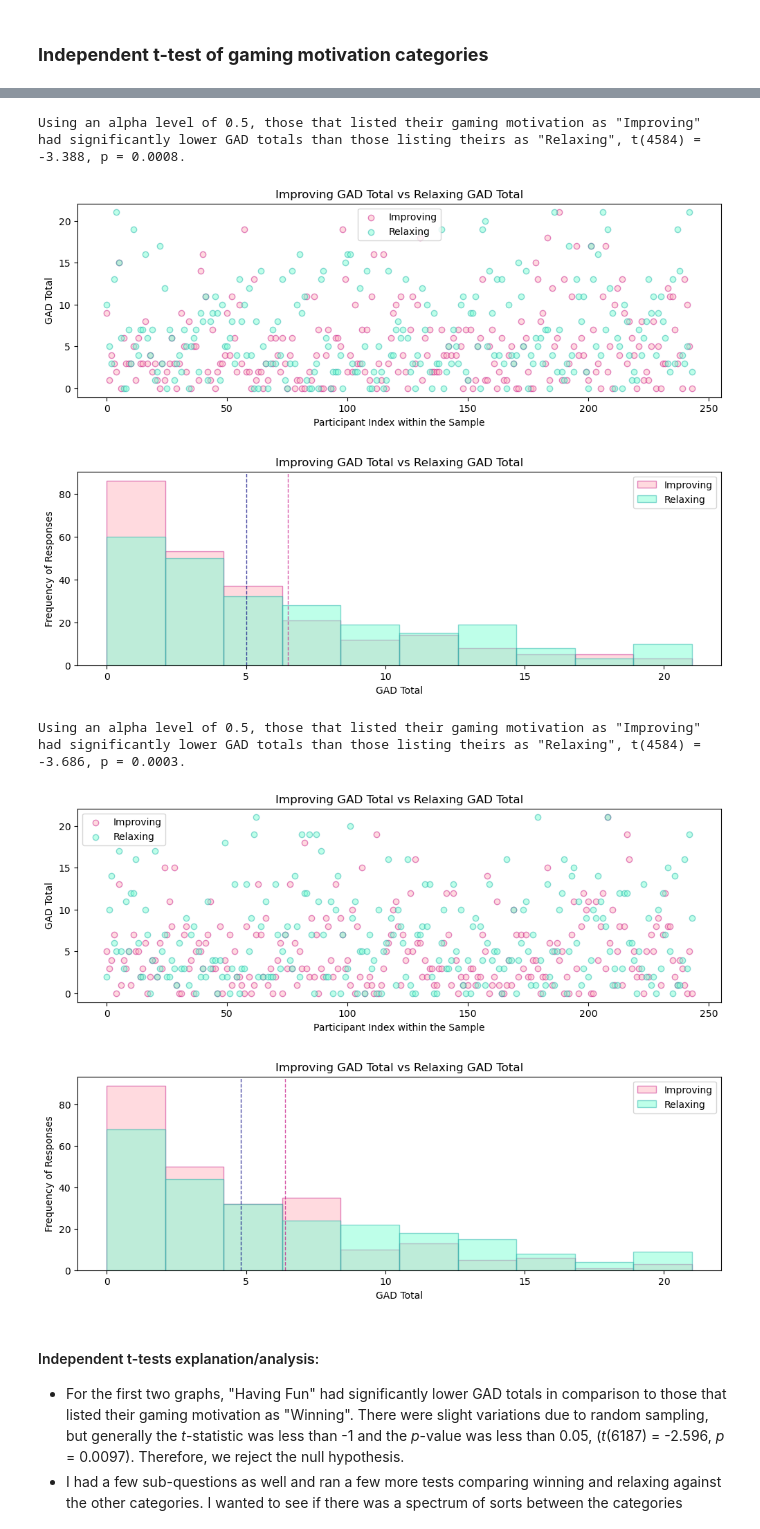
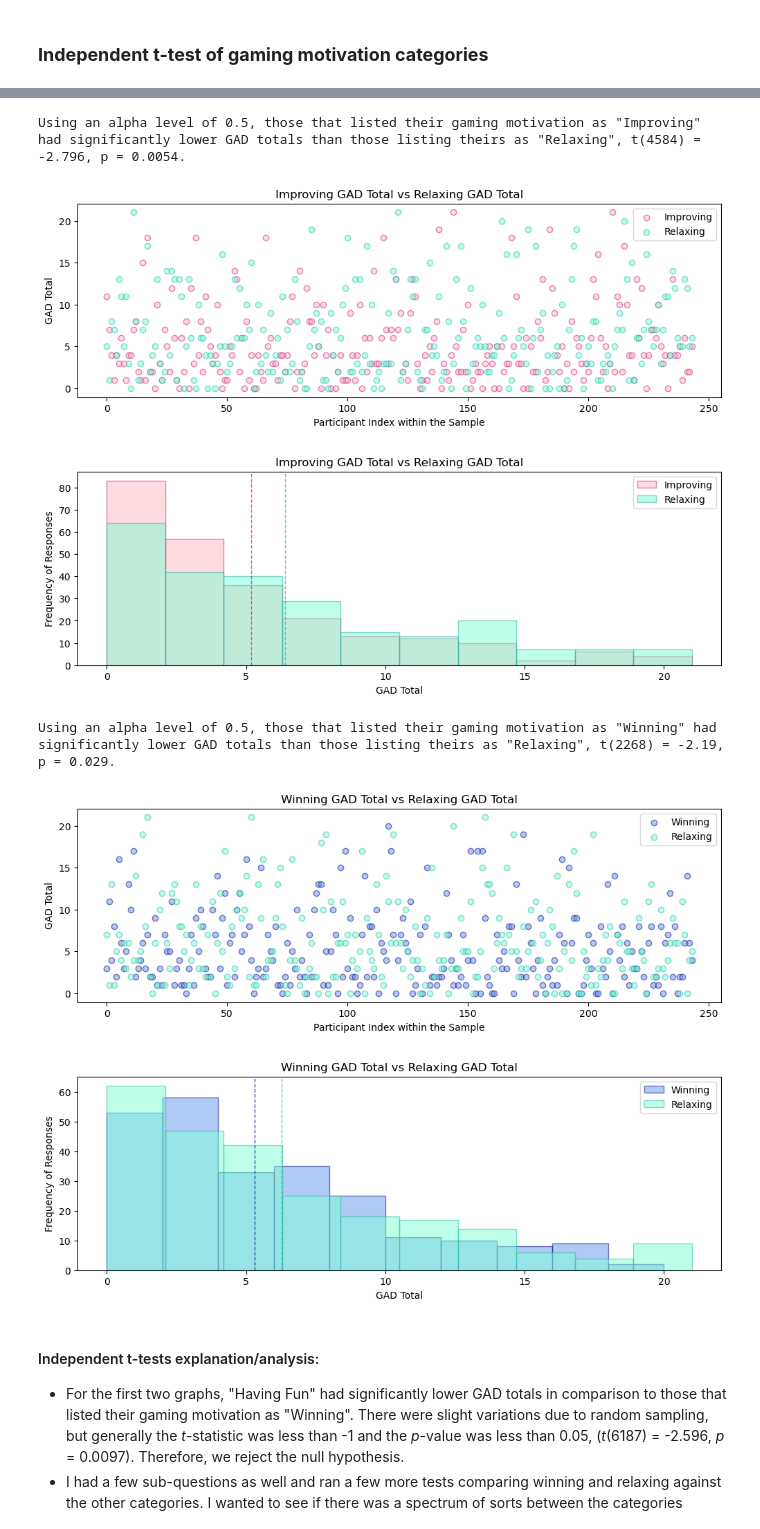
Before and after one commit to ComfyKoala/Project_1_Group_1, a Jupyter notebook: final_analysis/final_analysis.ipynb, the cells around one changed output, grey strips where cells are left out. Drawn from its saved outputs; the diff is of its cells as text; code cells hidden in the pictures.

Commit message:
added another graph for analysis

```diff
--- a/final_analysis/final_analysis.ipynb
+++ b/final_analysis/final_analysis.ipynb
@@ -910,8 +910,8 @@ def ttestdata(pop1, pop2, label1, label2, color1, color2, edgec1, edgec2, figtit
     plt.subplot(2, 1, 2)
     plt.hist(sample_pop1, 10, density=False, alpha=0.5, label= label1, color = color1, edgecolor= edgec1)
     plt.hist(sample_pop2, 10, density=False, alpha=0.5, label= label2, color = color2, edgecolor= edgec2)
-    plt.axvline(np.mean(sample_pop1), color='navy', linestyle='dashed', linewidth=1, alpha = 0.7)
-    plt.axvline(np.mean(sample_pop2), color='mediumvioletred', linestyle='dashed', linewidth=1, alpha = 0.7)
+    plt.axvline(np.mean(sample_pop1), color=edgec1, linestyle='dashed', linewidth=1, alpha = 0.7)
+    plt.axvline(np.mean(sample_pop2), color=edgec2, linestyle='dashed', linewidth=1, alpha = 0.7)
     plt.xlabel("GAD Total")
     plt.ylabel("Frequency of Responses")
     plt.legend(loc= 'best')
@@ -963,16 +963,16 @@ Using an alpha level of 0.5, those that listed their gaming motivation as "Havin
 #testing "relaxing" and "improving" to see where they stand in the histogram compared to "winning" and "having fun" graphs
 ttestdata(improve_pop, relax_pop, "Improving", "Relaxing", improve_color, relax_color, improve_edgec, relax_edgec, "ImprovRelax")
 # %% [output]
-Using an alpha level of 0.5, those that listed their gaming motivation as "Improving" had significantly lower GAD totals than those listing theirs as "Relaxing", t(4584) = -3.388, p = 0.0008.
+Using an alpha level of 0.5, those that listed their gaming motivation as "Improving" had significantly lower GAD totals than those listing theirs as "Relaxing", t(4584) = -2.796, p = 0.0054.
-[figure, old version]
+[figure, new version]
-[figure, old version]
+[figure, new version]
 # %%
 #testing "relaxing" and "improving" to see where they stand in the histogram compared to "winning" and "having fun" graphs
-ttestdata(improve_pop, relax_pop, "Improving", "Relaxing", improve_color, relax_color, improve_edgec, relax_edgec, "ImprovRelax")
+ttestdata(win_pop, relax_pop, "Winning", "Relaxing", win_color, relax_color, win_edgec, relax_edgec, "WinRelax")
 # %% [output]
-Using an alpha level of 0.5, those that listed their gaming motivation as "Improving" had significantly lower GAD totals than those listing theirs as "Relaxing", t(4584) = -3.686, p = 0.0003.
+Using an alpha level of 0.5, those that listed their gaming motivation as "Winning" had significantly lower GAD totals than those listing theirs as "Relaxing", t(2268) = -2.19, p = 0.029.
-[figure, old version]
+[figure, new version]
-[figure, old version]
+[figure, new version]
 # %% [markdown]
 #### Independent t-tests explanation/analysis:
 - For the first two graphs, "Having Fun" had significantly lower GAD totals in comparison to those that listed their gaming motivation as "Winning". There were slight variations due to random sampling, but generally the *t*-statistic was less than -1 and the *p*-value was less than 0.05, (*t*(6187) = -2.596, *p* = 0.0097). Therefore, we reject the null hypothesis.
```
Also changed, not shown: parts of 1 cell of this notebook, 6 other files.
